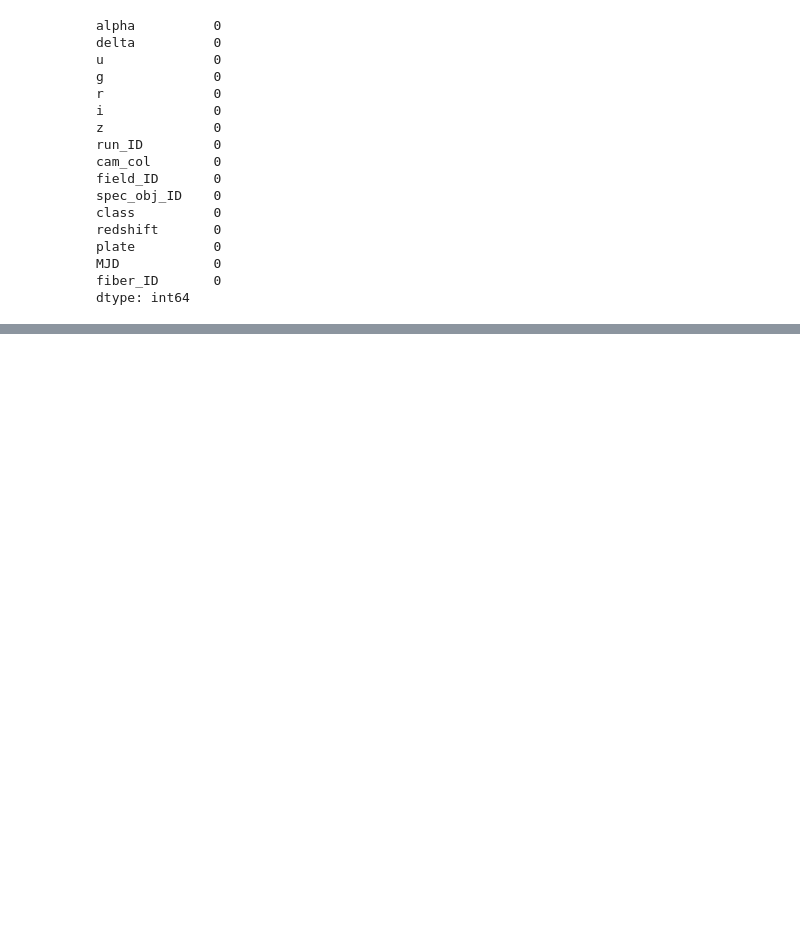
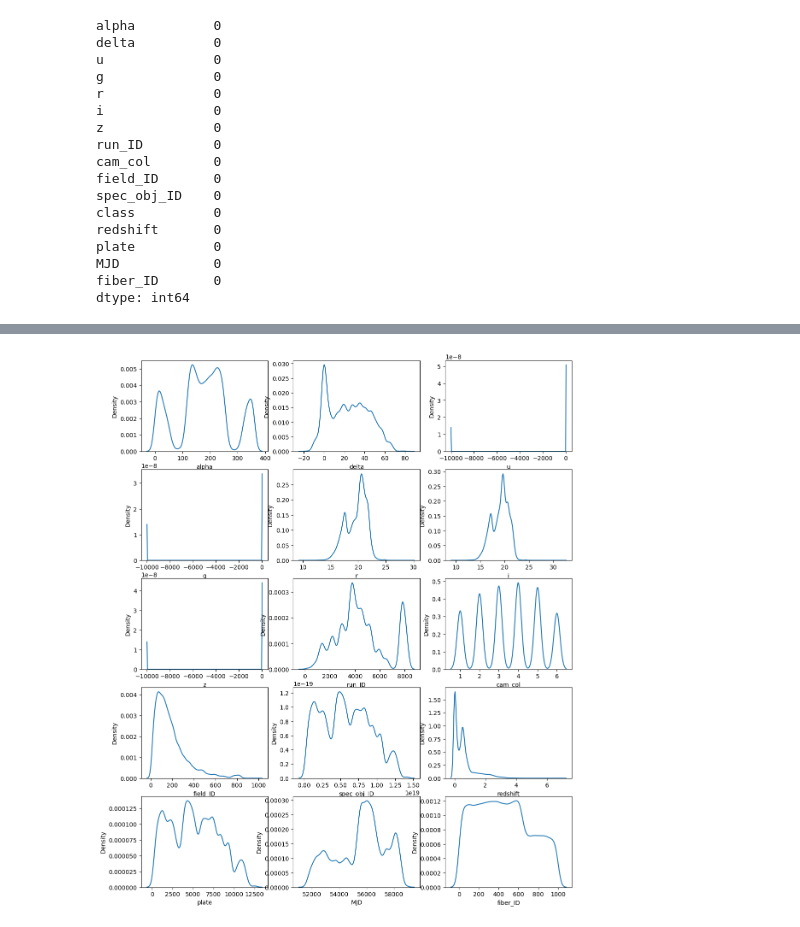
Before and after one commit to saulorcj/disciplina-aprendizado-maquina, a Jupyter notebook: stellar.ipynb, the cells around one changed output, grey strips where cells are left out. Cells and saved outputs as stored; diff of their text form; code cells hidden in the pictures; blank space fills up the shorter version.

```diff
--- a/stellar.ipynb
+++ b/stellar.ipynb
@@ -133,0 +139,10 @@ dtype: int64
+# %%
+df_aed = df.copy()
+# %%
+ohe = OneHotEncoder()
+# %%
+values_enc = ohe.fit_transform(df_aed["class"].values.reshape(-1, 1)).toarray()
+
+cols_class = ohe.categories_[0]
+# %%
+df_aed[cols_class] = values_enc
@@ -133,0 +177,10 @@ dtype: int64
+# %%
+fig, axs = plt.subplots(5, 3, figsize=(13, 16))
+
+cols = df_aed.drop(["class", "GALAXY", "QSO", "STAR"], axis=1).columns
+
+for i, col in enumerate(cols):
+
+    sns.kdeplot(df_aed[col], ax=axs[i // 3, i % 3])
+# %% [output]
+[figure, added]
```
Also changed, not shown: parts of 11 cells of this notebook.
